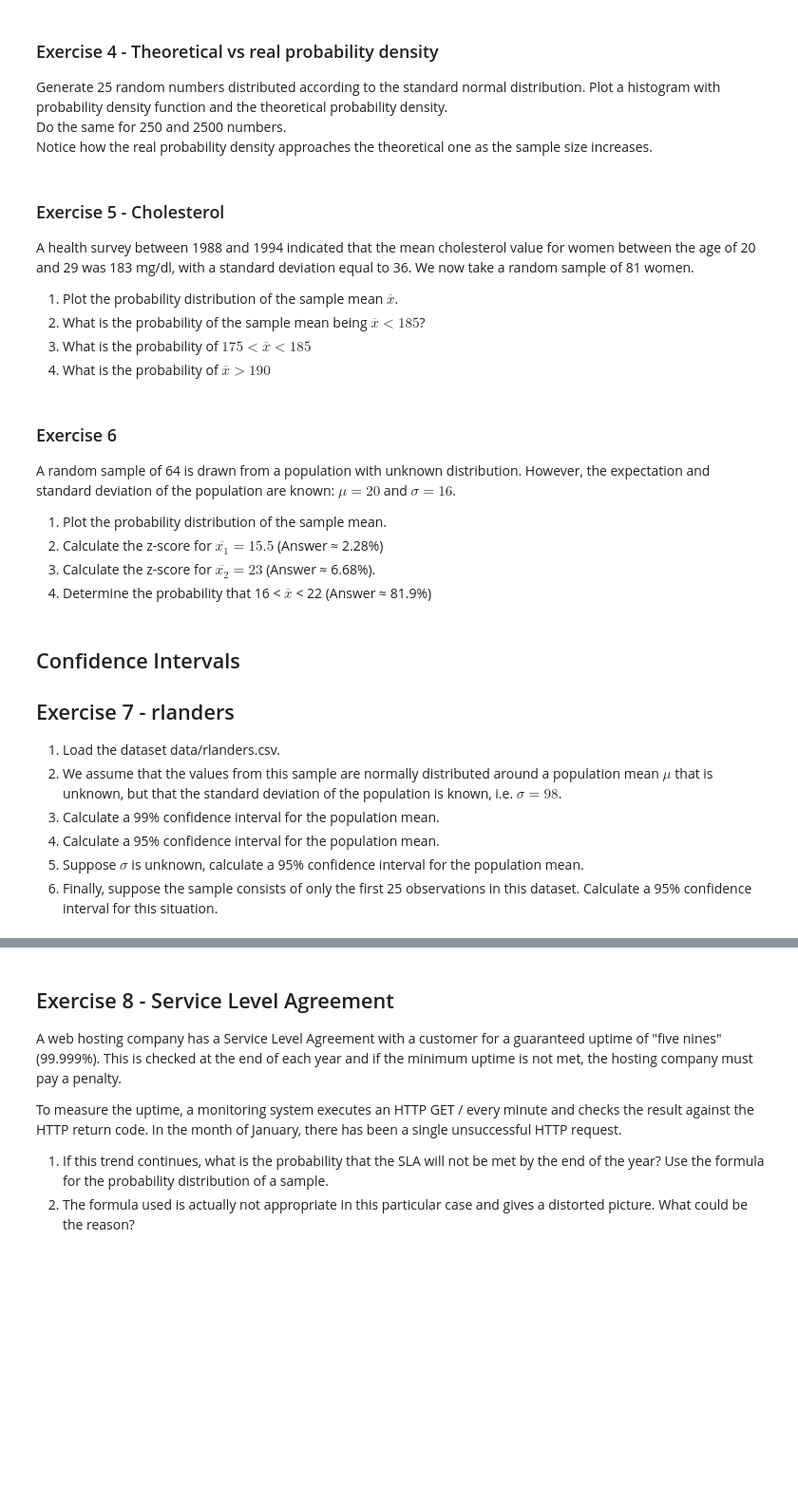
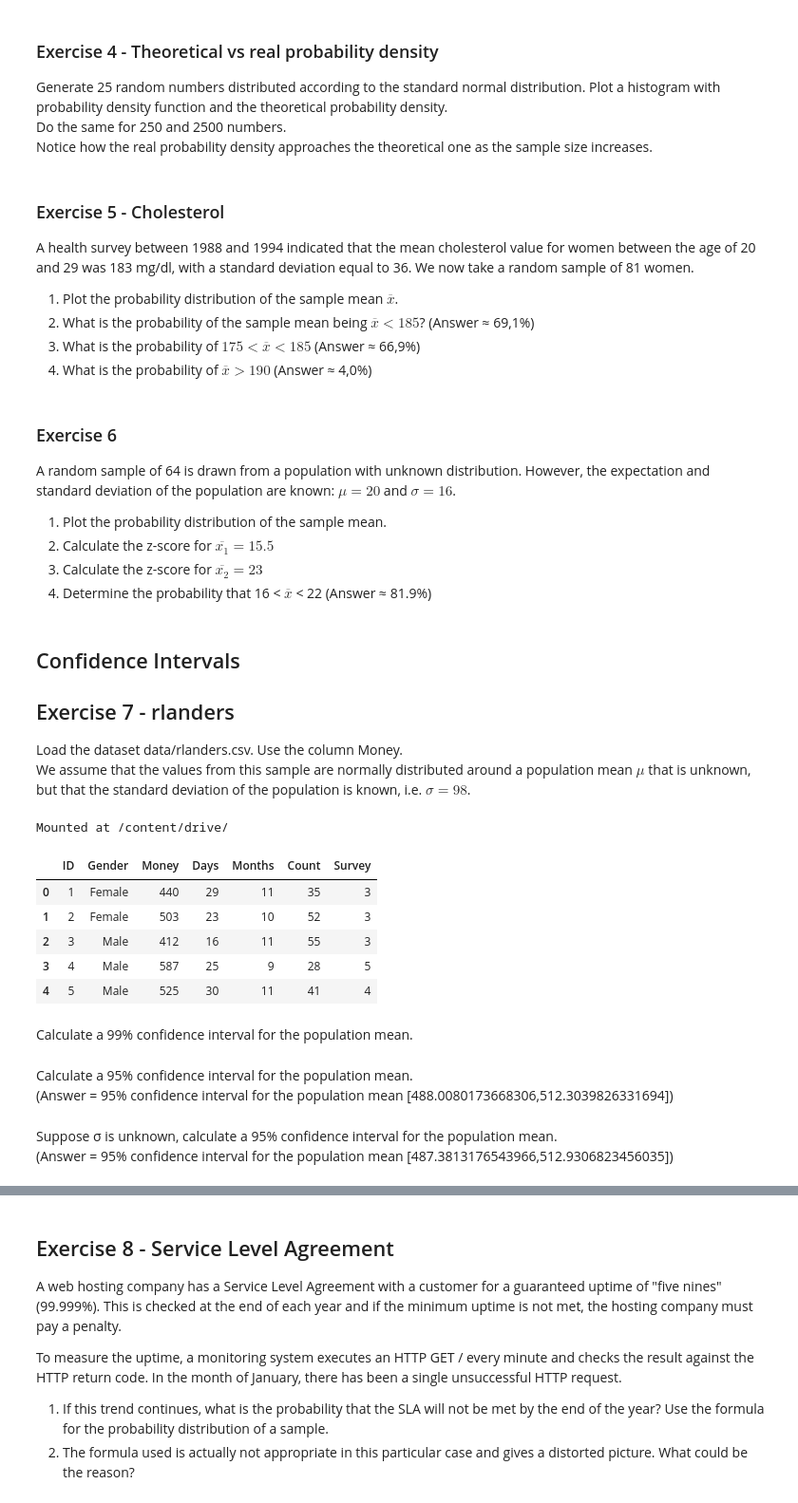
Before and after one commit to HoGentTIN/dsai-labs, a Jupyter notebook: 3-central-limit-testing/lab_3_01.ipynb, the cells around one changed output, grey strips where cells are left out. Shown at 95% size. Cells and saved outputs as stored; diff of their text form; code cells hidden in the pictures; blank space fills up the shorter version.

```diff
--- a/3-central-limit-testing/lab_3_01.ipynb
+++ b/3-central-limit-testing/lab_3_01.ipynb
@@ -64,24 +55,44 @@ Notice how the real probability density approaches the theoretical one as the sa
 A health survey between 1988 and 1994 indicated that the mean cholesterol value for women between the age of 20 and 29 was 183 mg/dl, with a standard deviation equal to 36. We now take a random sample of 81 women.
 
 1. Plot the probability distribution of the sample mean $\overline{x}$.
-2. What is the probability of the sample mean being $\overline{x} < 185$?
-3. What is the probability of $175 < \overline{x} < 185$
-4. What is the probability of $\overline{x} > 190$
+2. What is the probability of the sample mean being $\overline{x} < 185$? (Answer ≈ 69,1%)
+3. What is the probability of $175 < \overline{x} < 185$ (Answer ≈ 66,9%)
+4. What is the probability of $\overline{x} > 190$ (Answer ≈ 4,0%)
 # %% [markdown]
 ### Exercise 6
 A random sample of 64 is drawn from a population with unknown distribution. However, the expectation and standard deviation of the population are known: $\mu = 20$ and $\sigma = 16$.
 
 1. Plot the probability distribution of the sample mean.
-2. Calculate the z-score for $\overline{x_1} = 15.5$ (Answer ≈ 2.28%)
-3. Calculate the z-score for $\overline{x_2} = 23$ (Answer ≈ 6.68%).
+2. Calculate the z-score for $\overline{x_1} = 15.5$
+3. Calculate the z-score for $\overline{x_2} = 23$
 4. Determine the probability that 16 < $\overline{x}$ < 22 (Answer ≈ 81.9%)
 # %% [markdown]
 ## Confidence Intervals
 
 ## Exercise 7 - rlanders
-1. Load the dataset data/rlanders.csv.
-2. We assume that the values from this sample are normally distributed around a population mean $\mu$ that is unknown, but that the standard deviation of the population is known, i.e. $\sigma = 98$.
-3. Calculate a 99% confidence interval for the population mean.
-4. Calculate a 95% confidence interval for the population mean.
-5. Suppose $\sigma$ is unknown, calculate a 95% confidence interval for the population mean.
-6. Finally, suppose the sample consists of only the first 25 observations in this dataset. Calculate a 95% confidence interval for this situation.
+Load the dataset data/rlanders.csv. Use the column Money.
+We assume that the values from this sample are normally distributed around a population mean $\mu$ that is unknown, but that the standard deviation of the population is known, i.e. $\sigma = 98$.
+# %%
+from google.colab import drive
+drive.mount('/content/drive/')
+# %% [output]
+Mounted at /content/drive/
+# %%
+df = pd.read_csv('/content/drive/MyDrive/DS/data/rlanders.csv')
+# Show the first few records of the Data Frame
+df.head()
+# %% [output]
+|  | ID | Gender | Money | Days | Months | Count | Survey |
+| 0 | 1 | Female | 440 | 29 | 11 | 35 | 3 |
+| 1 | 2 | Female | 503 | 23 | 10 | 52 | 3 |
+| 2 | 3 | Male | 412 | 16 | 11 | 55 | 3 |
+| 3 | 4 | Male | 587 | 25 | 9 | 28 | 5 |
+| 4 | 5 | Male | 525 | 30 | 11 | 41 | 4 |
+# %% [markdown]
+Calculate a 99% confidence interval for the population mean.
+# %% [markdown]
+Calculate a 95% confidence interval for the population mean.
+(Answer = 95% confidence interval for the population mean [488.0080173668306,512.3039826331694])
+# %% [markdown]
+Suppose σ is unknown, calculate a 95% confidence interval for the population mean.
+(Answer = 95% confidence interval for the population mean [487.3813176543966,512.9306823456035])
```
Also changed, not shown: parts of 4 cells of this notebook.
